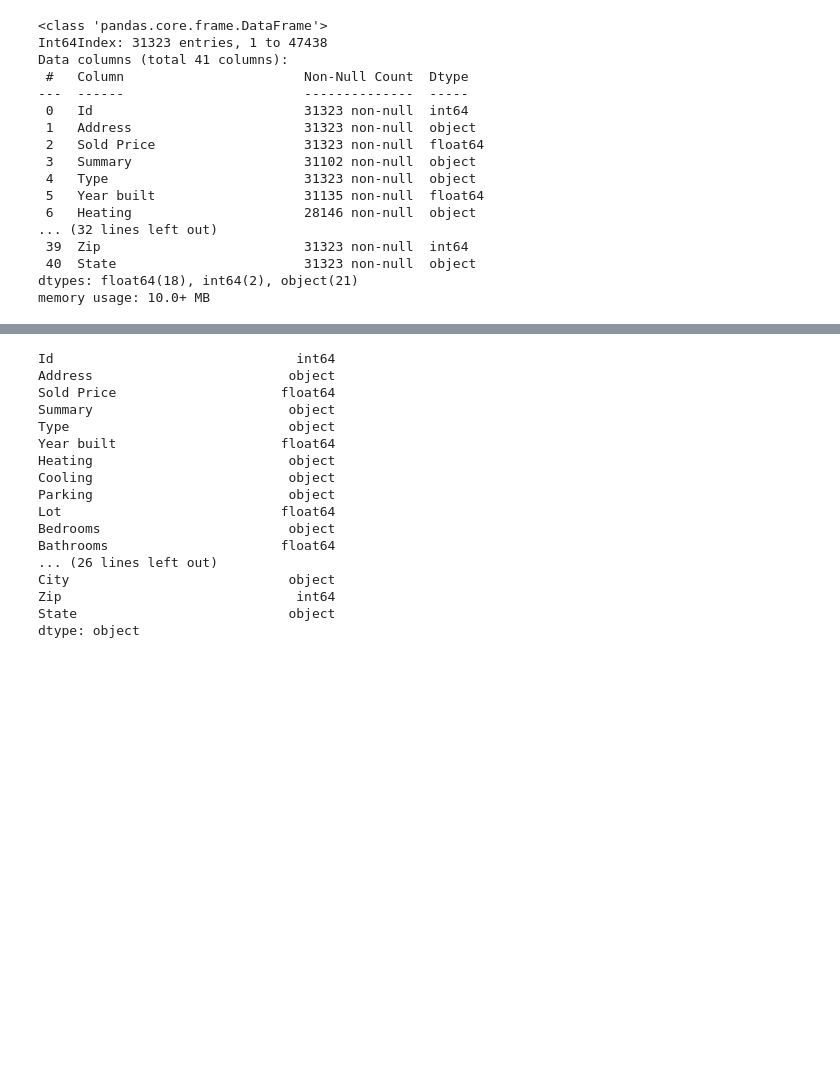
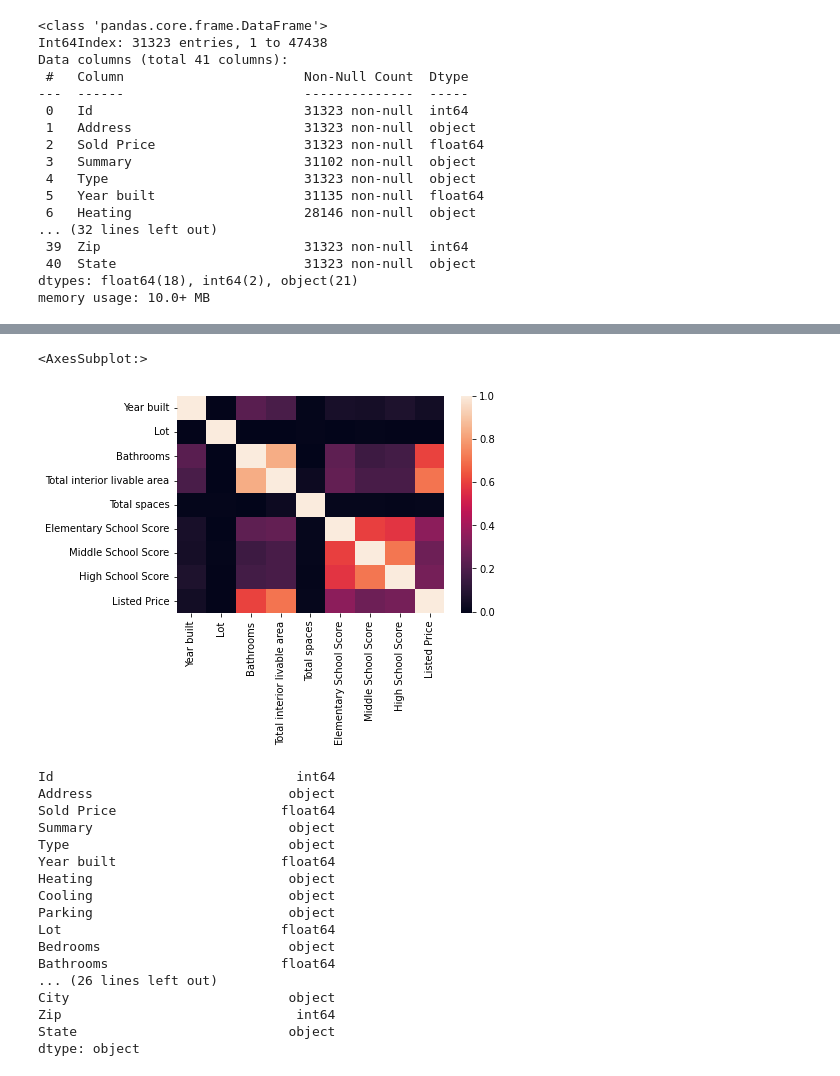
Before and after one commit to sadeedadnan/ECS-171-machine-learning-project-, a Jupyter notebook: data/preproccesing.ipynb, the cells around one changed output, grey strips where cells are left out. Cells and saved outputs as stored; diff of their text form; code cells hidden in the pictures; blank space fills up the shorter version.

```diff
--- a/data/preproccesing.ipynb
+++ b/data/preproccesing.ipynb
@@ -55,3 +59,8 @@ first_dataset
+# %%
+sns.heatmap(first_dataset.corr())
+# %% [output]
+<AxesSubplot:>
+[figure, added]
 # %%
 first_dataset.dtypes
 # %% [output]
```
Also changed, not shown: parts of 9 cells of this notebook, 2 other files.
